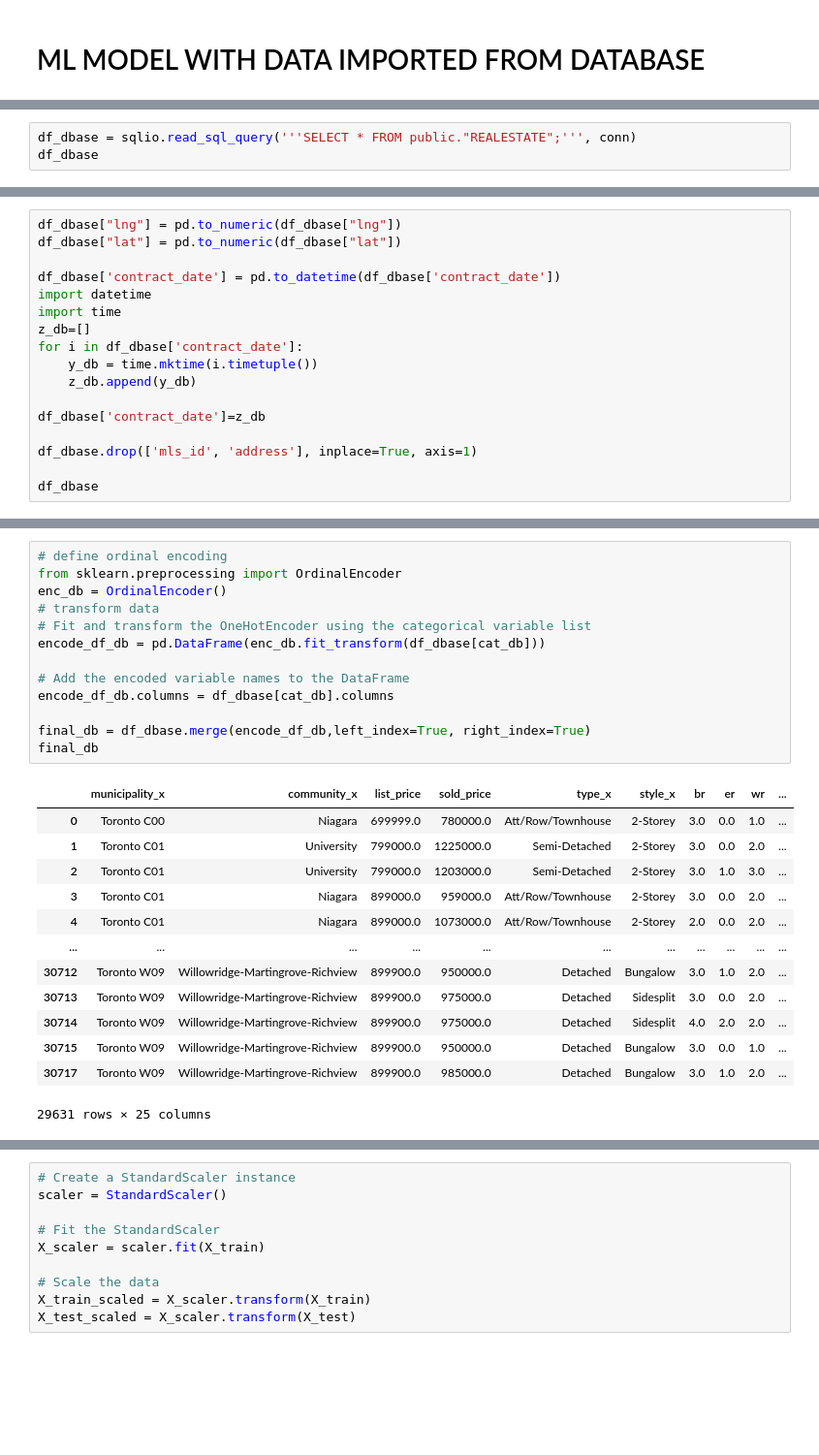
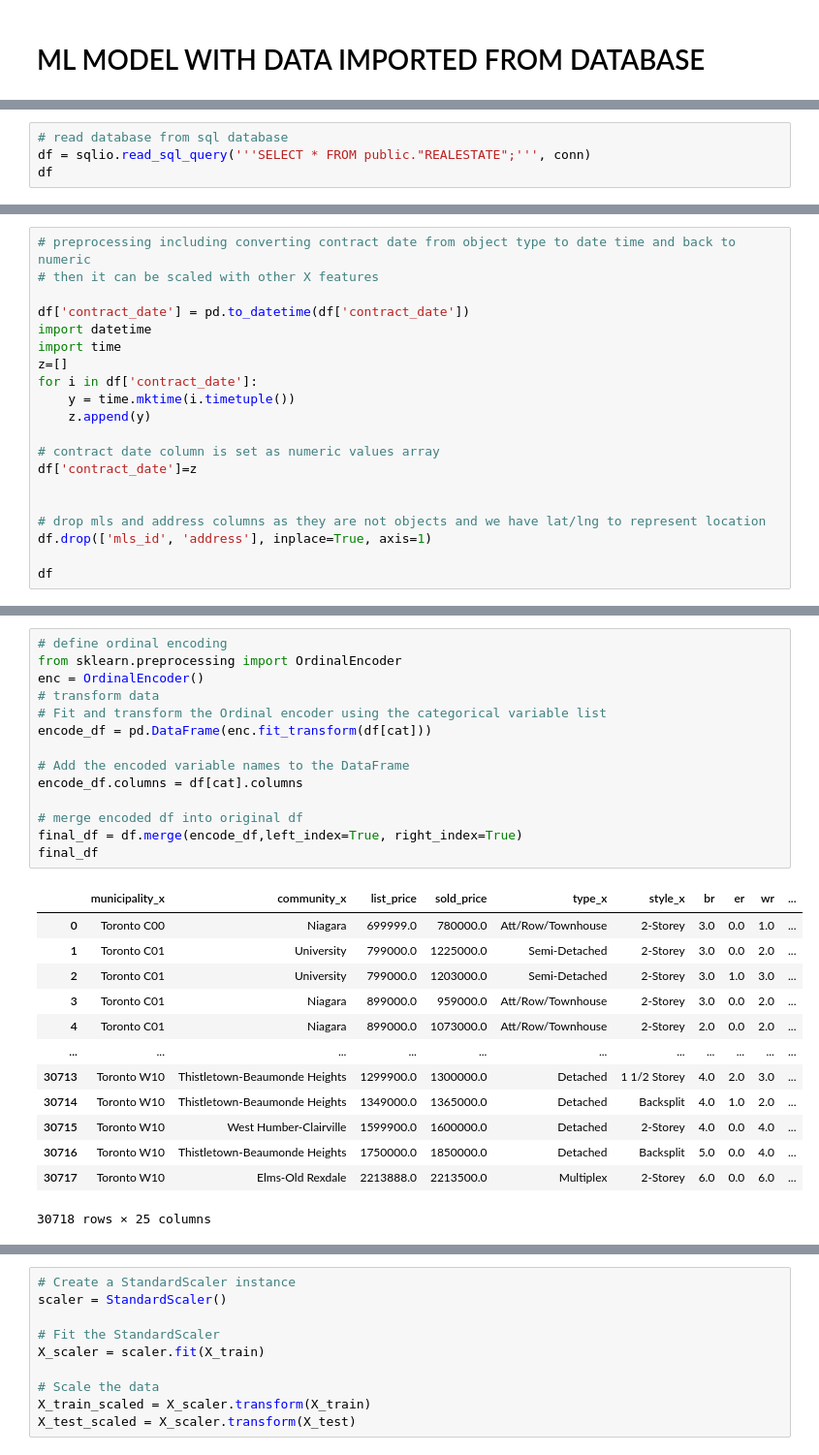
Before and after one commit to Realestate-Module-Predictions/Real_estate, a Jupyter notebook: Machine_Learning.ipynb, the cells around one changed output, grey strips where cells are left out. Shown at 97% size. Saved outputs shown, nothing was run; the diff lists cells and outputs as text; blank space fills up the shorter version.

```diff
--- a/Machine_Learning.ipynb
+++ b/Machine_Learning.ipynb
@@ -21,4 +35,5 @@ conn = psycopg2.connect(user=POSTGRES_USERNAME, password=POSTGRES_PASSWORD, host
 # %%
-df_dbase = sqlio.read_sql_query('''SELECT * FROM public."REALESTATE";''', conn)
-df_dbase
+# read database from sql database
+df = sqlio.read_sql_query('''SELECT * FROM public."REALESTATE";''', conn)
+df
 # %% [output]
@@ -65,18 +101,21 @@ dtype: int64
 # %%
-df_dbase["lng"] = pd.to_numeric(df_dbase["lng"])
-df_dbase["lat"] = pd.to_numeric(df_dbase["lat"])
+# preprocessing including converting contract date from object type to date time and back to numeric
+# then it can be scaled with other X features
 
-df_dbase['contract_date'] = pd.to_datetime(df_dbase['contract_date'])
+df['contract_date'] = pd.to_datetime(df['contract_date'])
 import datetime
 import time
-z_db=[]
-for i in df_dbase['contract_date']:
-    y_db = time.mktime(i.timetuple())
-    z_db.append(y_db)
+z=[]
+for i in df['contract_date']:
+    y = time.mktime(i.timetuple())
+    z.append(y)
 
-df_dbase['contract_date']=z_db
+# contract date column is set as numeric values array
+df['contract_date']=z
 
-df_dbase.drop(['mls_id', 'address'], inplace=True, axis=1)
 
-df_dbase
+# drop mls and address columns as they are not objects and we have lat/lng to represent location
+df.drop(['mls_id', 'address'], inplace=True, axis=1)
+
+df
 # %% [output]
@@ -118,28 +141,29 @@ cat_db
 # %%
 # define ordinal encoding
 from sklearn.preprocessing import OrdinalEncoder
-enc_db = OrdinalEncoder()
+enc = OrdinalEncoder()
 # transform data
-# Fit and transform the OneHotEncoder using the categorical variable list
-encode_df_db = pd.DataFrame(enc_db.fit_transform(df_dbase[cat_db]))
+# Fit and transform the Ordinal encoder using the categorical variable list
+encode_df = pd.DataFrame(enc.fit_transform(df[cat]))
 
 # Add the encoded variable names to the DataFrame
-encode_df_db.columns = df_dbase[cat_db].columns
+encode_df.columns = df[cat].columns
 
-final_db = df_dbase.merge(encode_df_db,left_index=True, right_index=True)
-final_db
+# merge encoded df into original df
+final_df = df.merge(encode_df,left_index=True, right_index=True)
+final_df
 # %% [output]
 |  | municipality_x | community_x | list_price | sold_price | type_x | style_x | br | er | wr | ... |
 | 0 | Toronto C00 | Niagara | 699999.0 | 780000.0 | Att/Row/Townhouse | 2-Storey | 3.0 | 0.0 | 1.0 | ... |
 | 1 | Toronto C01 | University | 799000.0 | 1225000.0 | Semi-Detached | 2-Storey | 3.0 | 0.0 | 2.0 | ... |
 | 2 | Toronto C01 | University | 799000.0 | 1203000.0 | Semi-Detached | 2-Storey | 3.0 | 1.0 | 3.0 | ... |
 | 3 | Toronto C01 | Niagara | 899000.0 | 959000.0 | Att/Row/Townhouse | 2-Storey | 3.0 | 0.0 | 2.0 | ... |
 | 4 | Toronto C01 | Niagara | 899000.0 | 1073000.0 | Att/Row/Townhouse | 2-Storey | 2.0 | 0.0 | 2.0 | ... |
 | ... | ... | ... | ... | ... | ... | ... | ... | ... | ... | ... |
-| 30712 | Toronto W09 | Willowridge-Martingrove-Richview | 899900.0 | 950000.0 | Detached | Bungalow | 3.0 | 1.0 | 2.0 | ... |
-| 30713 | Toronto W09 | Willowridge-Martingrove-Richview | 899900.0 | 975000.0 | Detached | Sidesplit | 3.0 | 0.0 | 2.0 | ... |
-| 30714 | Toronto W09 | Willowridge-Martingrove-Richview | 899900.0 | 975000.0 | Detached | Sidesplit | 4.0 | 2.0 | 2.0 | ... |
-| 30715 | Toronto W09 | Willowridge-Martingrove-Richview | 899900.0 | 950000.0 | Detached | Bungalow | 3.0 | 0.0 | 1.0 | ... |
-| 30717 | Toronto W09 | Willowridge-Martingrove-Richview | 899900.0 | 985000.0 | Detached | Bungalow | 3.0 | 1.0 | 2.0 | ... |
+| 30713 | Toronto W10 | Thistletown-Beaumonde Heights | 1299900.0 | 1300000.0 | Detached | 1 1/2 Storey | 4.0 | 2.0 | 3.0 | ... |
+| 30714 | Toronto W10 | Thistletown-Beaumonde Heights | 1349000.0 | 1365000.0 | Detached | Backsplit | 4.0 | 1.0 | 2.0 | ... |
+| 30715 | Toronto W10 | West Humber-Clairville | 1599900.0 | 1600000.0 | Detached | 2-Storey | 4.0 | 0.0 | 4.0 | ... |
+| 30716 | Toronto W10 | Thistletown-Beaumonde Heights | 1750000.0 | 1850000.0 | Detached | Backsplit | 5.0 | 0.0 | 4.0 | ... |
+| 30717 | Toronto W10 | Elms-Old Rexdale | 2213888.0 | 2213500.0 | Multiplex | 2-Storey | 6.0 | 0.0 | 6.0 | ... |
-29631 rows × 25 columns
+30718 rows × 25 columns
 # %%
```
Also changed, not shown: parts of 87 cells of this notebook, 2 other files.
